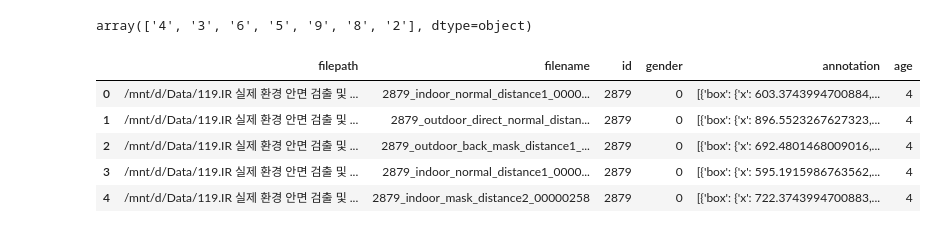
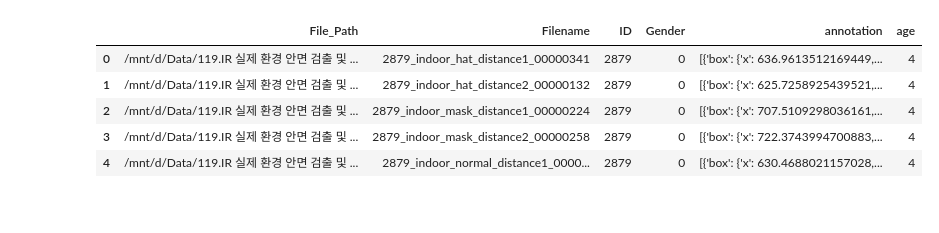
Before and after one commit to asummerz/smart_pixels, a Jupyter notebook: data.ipynb, the cells around one changed output. Drawn from its saved outputs; the diff is of its cells as text; code cells hidden in the pictures.

```diff
--- a/data.ipynb
+++ b/data.ipynb
@@ -17,10 +12,3 @@ cuda
-# %%
-# train_data = Path("/mnt/d//Data/119.IR 실제 환경 안면 검출 및 인식 데이터/데이터")
-pd.set_option('display.max_colwidth', 200)
-
-# df_imgs = pd.read_csv("./images_path.csv")
-# train_label = Path("/mnt/d/Data/119.IR 실제 환경 안면 검출 및 인식 데이터/라벨")
-# df_labels = pd.read_csv("./merged_label.csv")
 # %%
 def dataframe(path, image):
     file_path = []
@@ -187,4 +130,0 @@ df_labels['age'] = df_labels['realage'].apply(categorize_age)
-# %%
-df_labels['age'].unique()
-# %% [output]
-array(['4', '3', '6', '5', '9', '8', '2'], dtype=object)
@@ -196,10 +140,10 @@ df_labels.drop(drop_cols, axis=1, inplace=True)
 # %%
-df_mlabels = pd.read_csv("./manu_label.cvs")
+df_mlabels = pd.read_csv("./train_label.csv")
 df_mlabels.head()
 # %% [output]
-|  | filepath | filename | id | gender | annotation | age |
-| 0 | /mnt/d/Data/119.IR 실제 환경 안면 검출 및 ... | 2879_indoor_normal_distance1_0000... | 2879 | 0 | [{'box': {'x': 603.3743994700884,... | 4 |
-| 1 | /mnt/d/Data/119.IR 실제 환경 안면 검출 및 ... | 2879_outdoor_direct_normal_distan... | 2879 | 0 | [{'box': {'x': 896.5523267627323,... | 4 |
-| 2 | /mnt/d/Data/119.IR 실제 환경 안면 검출 및 ... | 2879_outdoor_back_mask_distance1_... | 2879 | 0 | [{'box': {'x': 692.4801468009016,... | 4 |
-| 3 | /mnt/d/Data/119.IR 실제 환경 안면 검출 및 ... | 2879_indoor_normal_distance1_0000... | 2879 | 0 | [{'box': {'x': 595.1915986763562,... | 4 |
-| 4 | /mnt/d/Data/119.IR 실제 환경 안면 검출 및 ... | 2879_indoor_mask_distance2_00000258 | 2879 | 0 | [{'box': {'x': 722.3743994700883,... | 4 |
+|  | File_Path | Filename | ID | Gender | annotation | age |
+| 0 | /mnt/d/Data/119.IR 실제 환경 안면 검출 및 ... | 2879_indoor_hat_distance1_00000341 | 2879 | 0 | [{'box': {'x': 636.9613512169449,... | 4 |
+| 1 | /mnt/d/Data/119.IR 실제 환경 안면 검출 및 ... | 2879_indoor_hat_distance2_00000132 | 2879 | 0 | [{'box': {'x': 625.7258925439521,... | 4 |
+| 2 | /mnt/d/Data/119.IR 실제 환경 안면 검출 및 ... | 2879_indoor_mask_distance1_00000224 | 2879 | 0 | [{'box': {'x': 707.5109298036161,... | 4 |
+| 3 | /mnt/d/Data/119.IR 실제 환경 안면 검출 및 ... | 2879_indoor_mask_distance2_00000258 | 2879 | 0 | [{'box': {'x': 722.3743994700883,... | 4 |
+| 4 | /mnt/d/Data/119.IR 실제 환경 안면 검출 및 ... | 2879_indoor_normal_distance1_0000... | 2879 | 0 | [{'box': {'x': 630.4688021157028,... | 4 |
```
Also changed, not shown: parts of 12 cells of this notebook, 1 other file.
